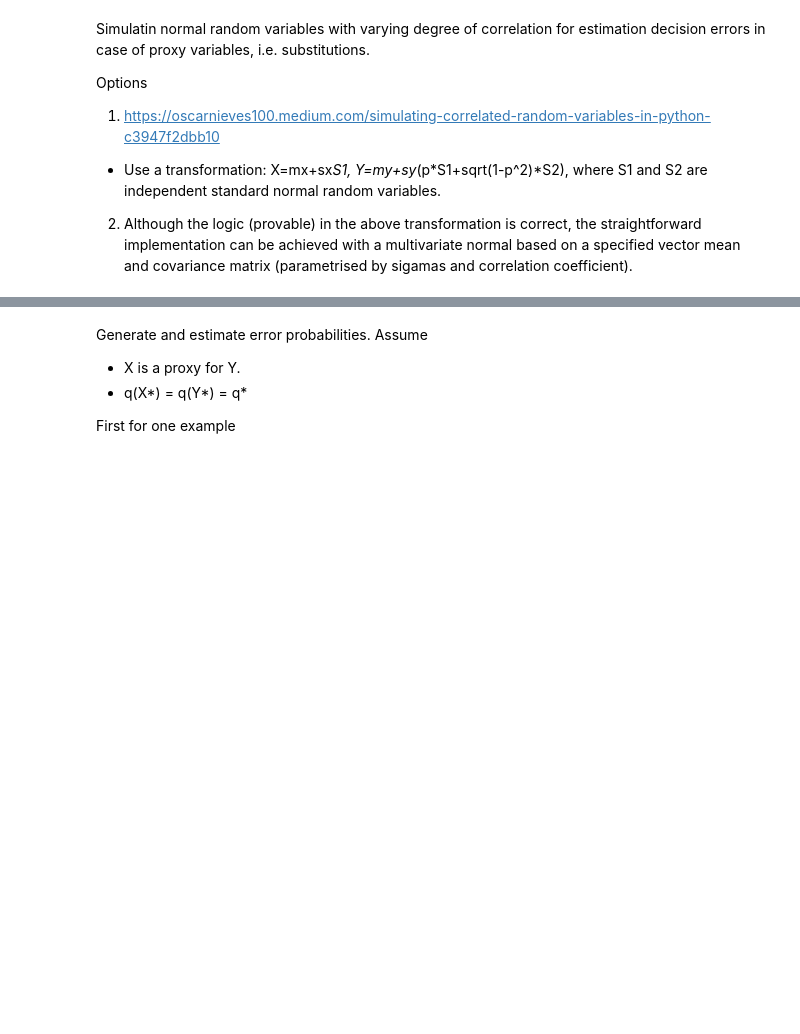
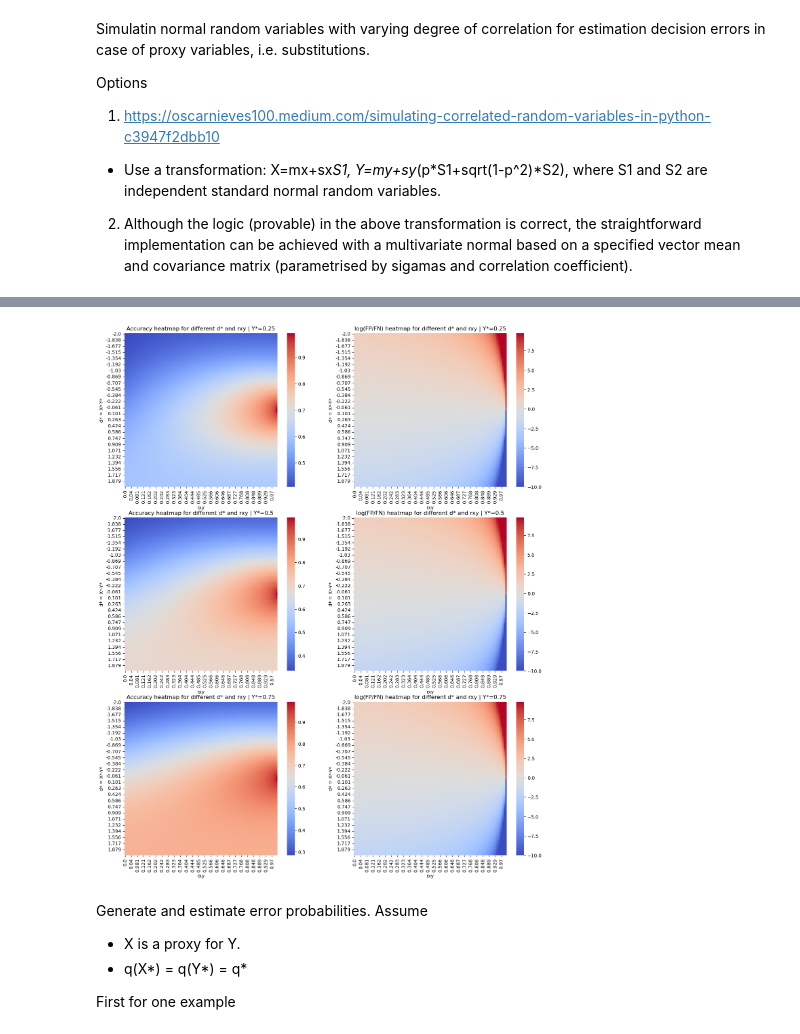
Before and after one commit to ursueugen/Substitution_Decision_Errors, a Jupyter notebook: Substitution_decision_errors.ipynb, the cells around one changed output, grey strips where cells are left out. Cells and saved outputs as stored; diff of their text form; code cells hidden in the pictures; blank space fills up the shorter version.

```diff
--- a/Substitution_decision_errors.ipynb
+++ b/Substitution_decision_errors.ipynb
@@ -20,0 +132,16 @@ def generate_correlated_normal(mu_X, sigma_X, mu_Y, sigma_Y, rxy, size=1000):
+# %%
+sigma_X = 1
+sigma_Y = 1
+
+records = []
+for rxy in np.linspace(0, 1, 20):
+    for sigma in np.linspace(0.5, 2, 20):
+        for qstar in np.linspace(0, 2, 20):
+            x_star = qstar
+            y_star = qstar
+            fp_prob, fn_prob = prob_fp_fn(x_star, y_star, sigma, sigma, rxy)
+            records.append({'rxy': rxy, 'sigma': sigma, 'fp_prob': fp_prob, 'fn_prob': fn_prob})
+
+df = pd.DataFrame(records)
+print((df["fp_prob"] - df["fn_prob"]).abs().max())
+df.head()
@@ -21,3 +207,30 @@ def generate_correlated_normal(mu_X, sigma_X, mu_Y, sigma_Y, rxy, size=1000):
+# %%
+## Heatmap of accuracy
+
+def plot_dstar_performance(df=df):
+
+    fig, axs = plt.subplots(3, 2, figsize=(16, 20))
+
+    for i, y_star in enumerate([0.25, 0.5, 0.75]):
+
+        df_i = df[df['y_star'] == y_star].copy()
+        df_pivot = df_i.pivot('d_star', 'rxy', 'acc')
+
+        sns.heatmap(df_pivot, cmap='coolwarm', ax=axs[i][0])
+        axs[i][0].set_title(f'Accuracy heatmap for different d* and rxy | Y*={y_star}')
+        axs[i][0].set_xlabel('rxy')
+        axs[i][0].set_ylabel('d* = X*-Y*')
+
+
+        df_pivot = df_i.pivot('d_star', 'rxy', 'log10_fp/fn')
+        sns.heatmap(df_pivot, cmap='coolwarm', ax=axs[i][1])
+        axs[i][1].set_title(f'log(FP/FN) heatmap for different d* and rxy | Y*={y_star}')
+        axs[i][1].set_xlabel('rxy')
+        axs[i][1].set_ylabel('d* = X*-Y*')
+
+plot_dstar_performance()
+# %% [output]
+[figure, added]
 # %% [markdown]
 Generate and estimate error probabilities. Assume
 - X is a proxy for Y.
```
Also changed, not shown: parts of 13 cells of this notebook.
